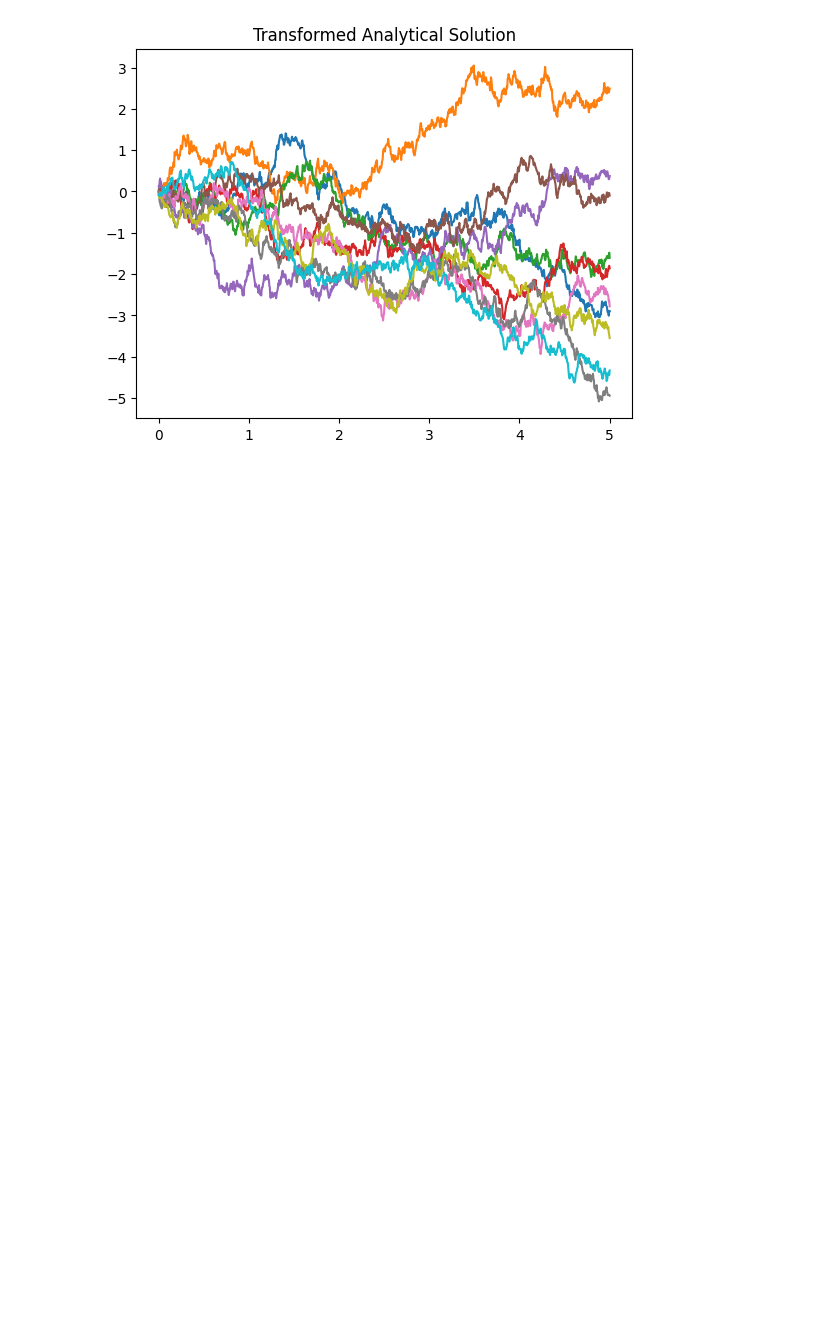
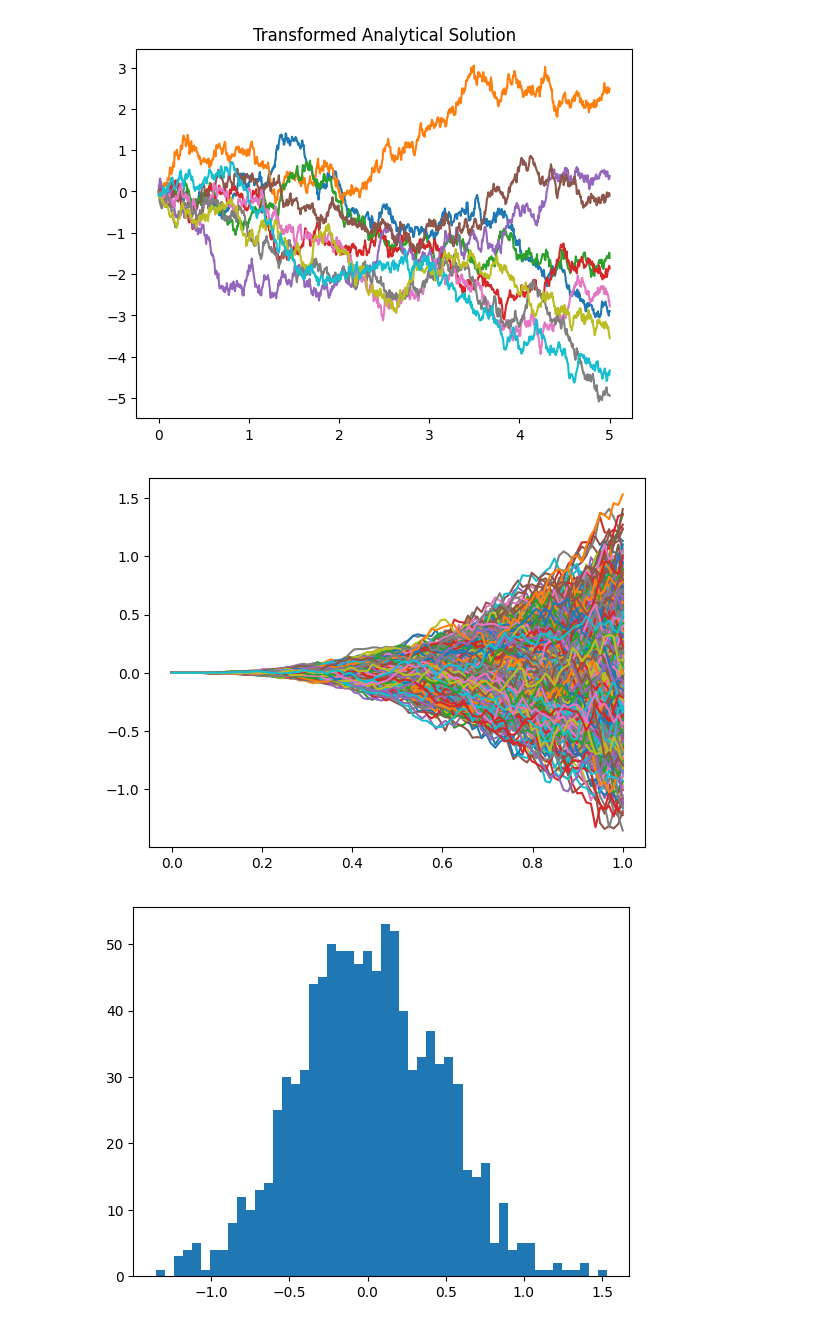
Before and after one commit to rscott1915/Various-Coding-Things, a Jupyter notebook: FundamentalsOfNumericalStochasticProcesses.ipynb, the cells around one changed output. Cells and saved outputs as stored; diff of their text form; code cells hidden in the pictures; blank space fills up the shorter version.

```diff
--- a/FundamentalsOfNumericalStochasticProcesses.ipynb
+++ b/FundamentalsOfNumericalStochasticProcesses.ipynb
@@ -382,3 +383,82 @@ plt.show()
 [figure]
 [figure]
 [figure]
+# %%
+# Let's test some other functions
+
+# E.g. \int t'^2 dW(t')
+
+zDist = []
+zDct = {}
+tArray = np.linspace(0,1,100)
+F = lambda t: t**2
+
+for j in range(1000):
+    z = generalWienerIntegral(F,0.01,0,1,100)
+    zDct[j+1] = z[1]
+    zDist.append(z[1][-1])
+
+zDf = pd.DataFrame(zDct,tArray)
+xDist = zDist + np.ones(1000)
+
+zDf.plot(legend=False)
+plt.show()
+
+plt.hist(zDist,50)
+plt.show()
+
+plt.hist(xDist,50)
+plt.show()
+
+# Convergence of powers of t suggest that analytical functions are also admissable
+
+# E.g., \int exp(t') dW(t')
+
+zDist = []
+zDct = {}
+tArray = np.linspace(0,1,100)
+F = lambda t: np.exp(-5*t)
+
+for j in range(1000):
+    z = generalWienerIntegral(F,0.01,0,1,100)
+    zDct[j+1] = z[1]
+    zDist.append(z[1][-1])
+
+zDf = pd.DataFrame(zDct,tArray)
+xDist = zDist + np.ones(1000)
+
+zDf.plot(legend=False)
+plt.show()
+
+plt.hist(zDist,50)
+plt.show()
+
+plt.hist(xDist,50)
+plt.show()
+
+# E.g., \int sin(t') dW(t')
+
+zDist = []
+zDct = {}
+tArray = np.linspace(0,1,100)
+F = lambda t: np.sin(-100*t)
+
+for j in range(1000):
+    z = generalWienerIntegral(F,0.01,0,1,100)
+    zDct[j+1] = z[1]
+    zDist.append(z[1][-1])
+
+zDf = pd.DataFrame(zDct,tArray)
+xDist = zDist + np.ones(1000)
+
+zDf.plot(legend=False)
+plt.show()
+
+plt.hist(zDist,50)
+plt.show()
+
+plt.hist(xDist,50)
+plt.show()
+# %% [output]
+[figure, added]
+[figure, added]
```
Also changed, not shown: parts of 10 cells of this notebook.
